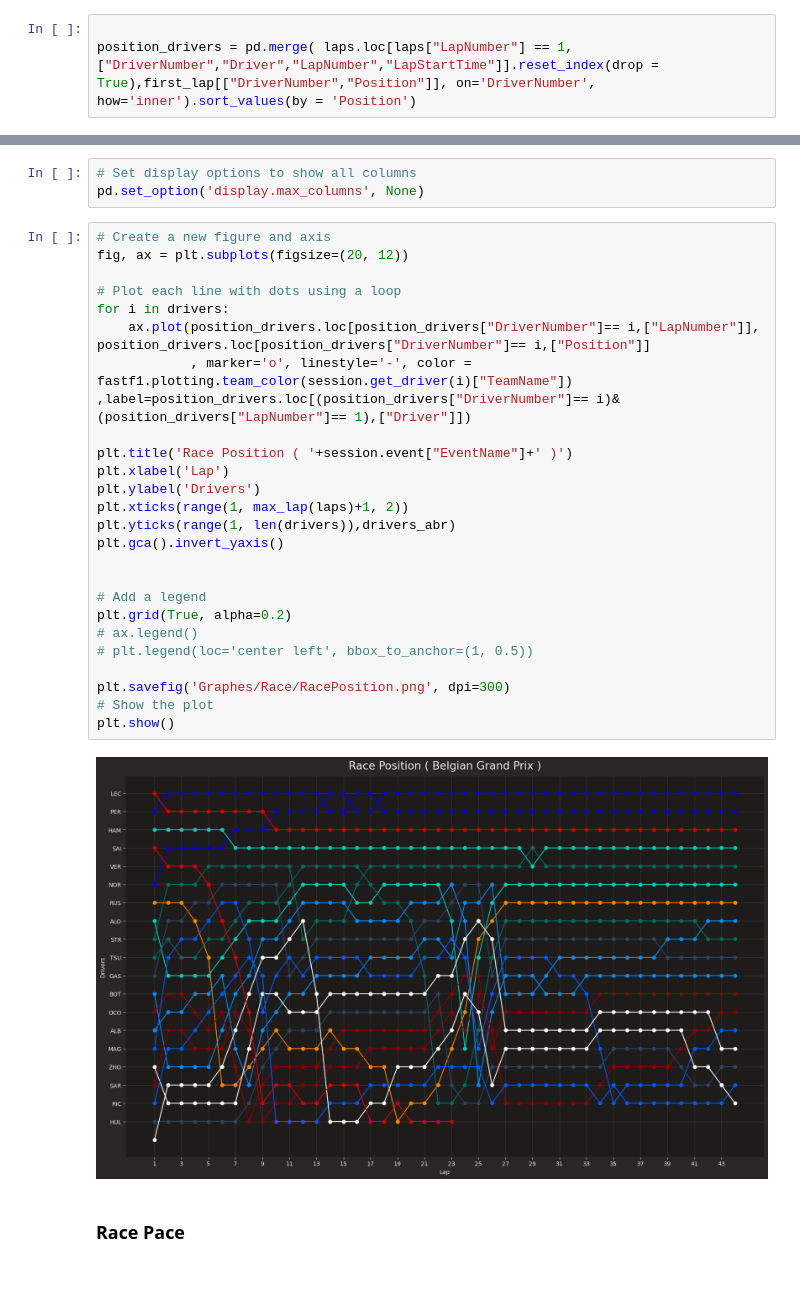
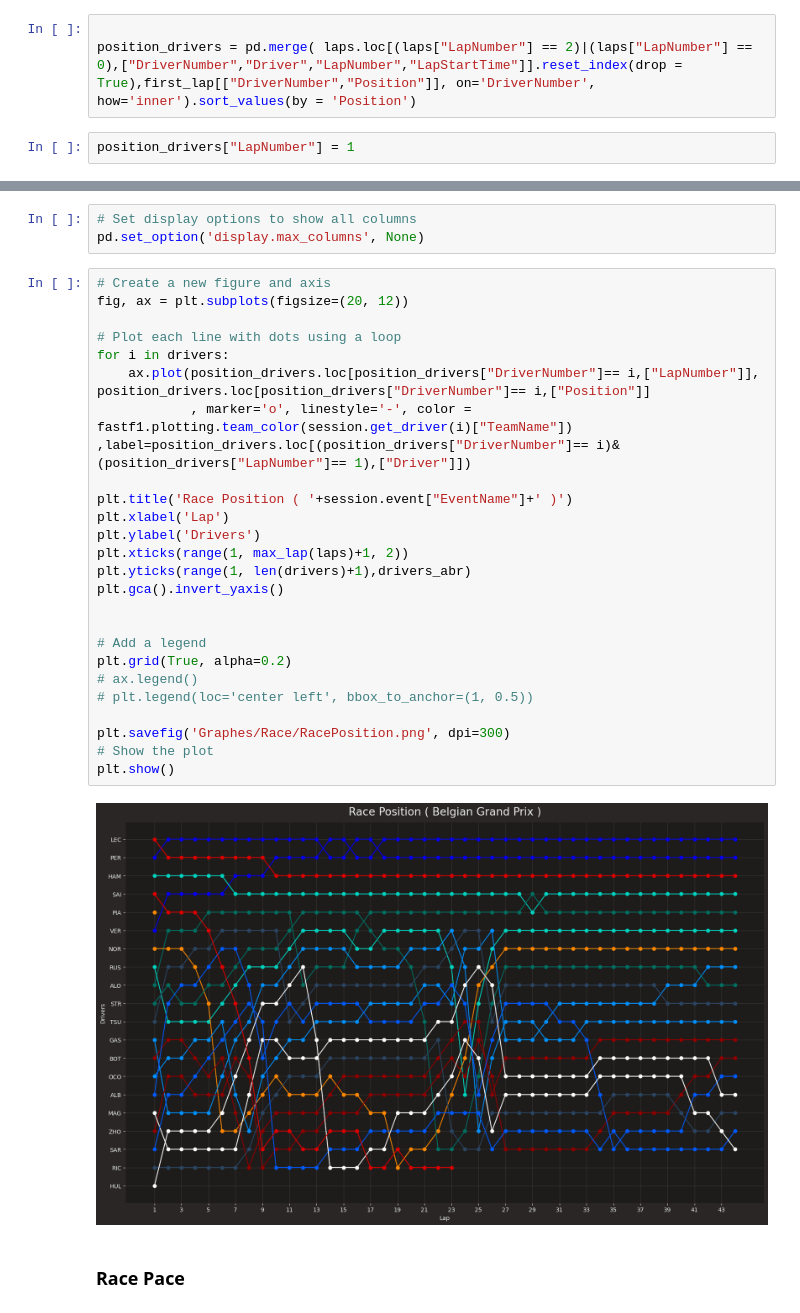
Before and after one commit to RACIM01/F1_Data_Analysing_RCM, a Jupyter notebook: Race.ipynb, the cells around one changed output, grey strips where cells are left out. Cells and saved outputs as stored; diff of their text form; blank space fills up the shorter version.

```diff
--- a/Race.ipynb
+++ b/Race.ipynb
@@ -252,6 +269,8 @@ first_lap["Position"] = list(range(1, 21))
 # %%
 
-position_drivers = pd.merge( laps.loc[laps["LapNumber"] == 1,["DriverNumber","Driver","LapNumber","LapStartTime"]].reset_index(drop = True),first_lap[["DriverNumber","Position"]], on='DriverNumber', how='inner').sort_values(by = 'Position')
+position_drivers = pd.merge( laps.loc[(laps["LapNumber"] == 2)|(laps["LapNumber"] == 0),["DriverNumber","Driver","LapNumber","LapStartTime"]].reset_index(drop = True),first_lap[["DriverNumber","Position"]], on='DriverNumber', how='inner').sort_values(by = 'Position')
+# %%
+position_drivers["LapNumber"] = 1
 # %%
 position_drivers
 # %% [output]
@@ -288,30 +313,30 @@ pd.set_option('display.max_columns', None)
 # %%
 # Create a new figure and axis
 fig, ax = plt.subplots(figsize=(20, 12))
 
 # Plot each line with dots using a loop
 for i in drivers:
     ax.plot(position_drivers.loc[position_drivers["DriverNumber"]== i,["LapNumber"]], position_drivers.loc[position_drivers["DriverNumber"]== i,["Position"]]
             , marker='o', linestyle='-', color = fastf1.plotting.team_color(session.get_driver(i)["TeamName"]) ,label=position_drivers.loc[(position_drivers["DriverNumber"]== i)&(position_drivers["LapNumber"]== 1),["Driver"]])
 
 plt.title('Race Position ( '+session.event["EventName"]+' )')
 plt.xlabel('Lap')
 plt.ylabel('Drivers')
 plt.xticks(range(1, max_lap(laps)+1, 2))
-plt.yticks(range(1, len(drivers)),drivers_abr)
+plt.yticks(range(1, len(drivers)+1),drivers_abr)
 plt.gca().invert_yaxis()
 
 
 # Add a legend
 plt.grid(True, alpha=0.2)
 # ax.legend()
 # plt.legend(loc='center left', bbox_to_anchor=(1, 0.5))
 
 plt.savefig('Graphes/Race/RacePosition.png', dpi=300)
 # Show the plot
 plt.show()
 # %% [output]
-[figure, old version]
+[figure, new version]
 # %% [markdown]
 ### Race Pace
 # %%
```
Also changed, not shown: parts of 27 cells of this notebook, 3 other files.
